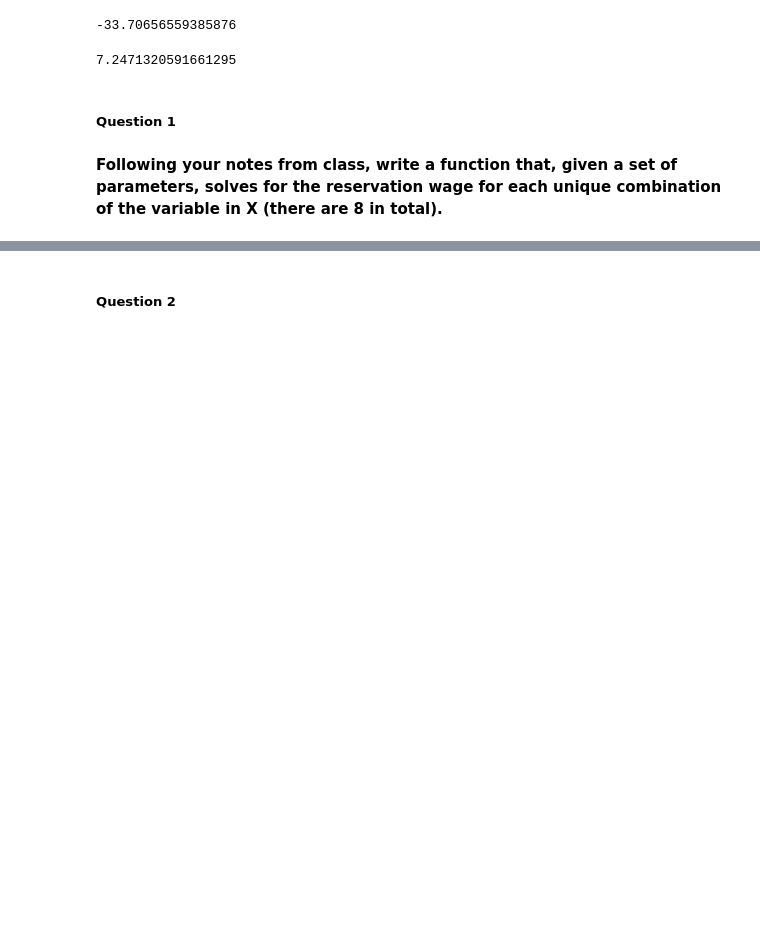
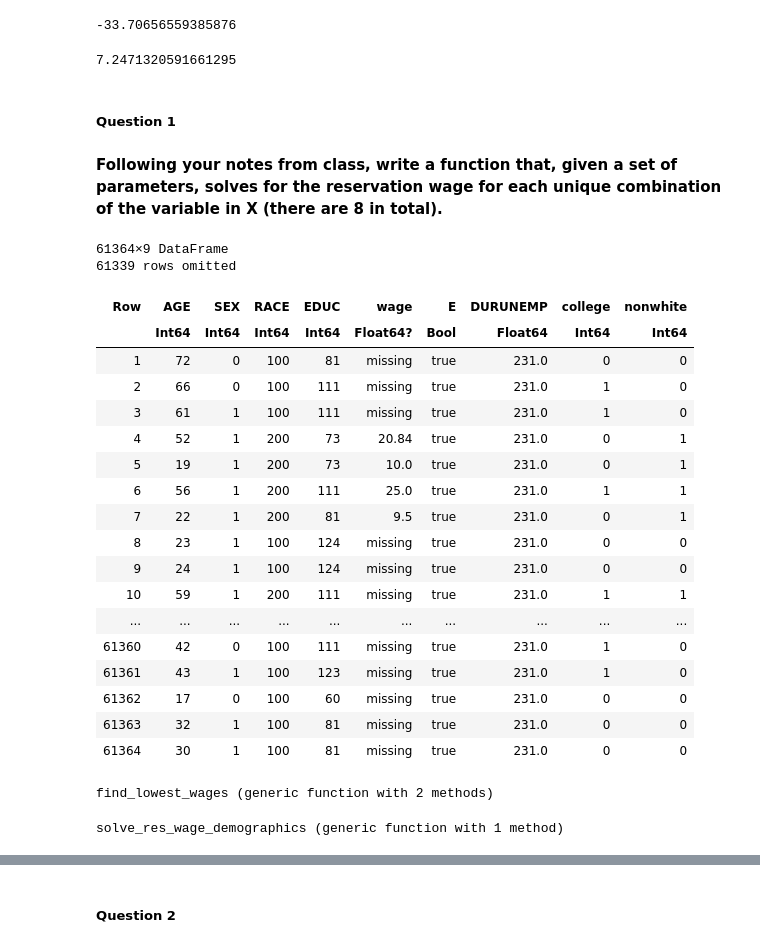
Before and after one commit to sgcbayli024/metrics, a Jupyter notebook: hw2/hw2.ipynb, the cells around one changed output, grey strips where cells are left out. Cells and saved outputs as stored; diff of their text form; code cells hidden in the pictures; blank space fills up the shorter version.

```diff
--- a/hw2/hw2.ipynb
+++ b/hw2/hw2.ipynb
@@ -120,3 +120,58 @@ rwage = solve_res_wage(pars)
 ##### **Question 1**
 # %% [markdown]
 **Following your notes from class, write a function that, given a set of parameters, solves for the reservation wage for each unique combination of the variable in X (there are 8 in total).**
+# %%
+data = @chain data begin
+    @transform(:college = Int.((:EDUC .== 110) .| (:EDUC .== 111) .| (:EDUC .== 120) .| (:EDUC .== 121) .| (:EDUC .== 122) .| (:EDUC .== 123)))
+    @transform(:nonwhite = Int.(:RACE .!= 100))
+    @transform(:SEX = :SEX .- 1)
+    #@groupby(:college,:nonwhite,:SEX)
+end
+# %% [output]
+61364×9 DataFrame
+61339 rows omitted
+| Row | AGE | SEX | RACE | EDUC | wage | E | DURUNEMP | college | nonwhite |
+|  | Int64 | Int64 | Int64 | Int64 | Float64? | Bool | Float64 | Int64 | Int64 |
+| 1 | 72 | 0 | 100 | 81 | missing | true | 231.0 | 0 | 0 |
+| 2 | 66 | 0 | 100 | 111 | missing | true | 231.0 | 1 | 0 |
+| 3 | 61 | 1 | 100 | 111 | missing | true | 231.0 | 1 | 0 |
+| 4 | 52 | 1 | 200 | 73 | 20.84 | true | 231.0 | 0 | 1 |
+| 5 | 19 | 1 | 200 | 73 | 10.0 | true | 231.0 | 0 | 1 |
+| 6 | 56 | 1 | 200 | 111 | 25.0 | true | 231.0 | 1 | 1 |
+| 7 | 22 | 1 | 200 | 81 | 9.5 | true | 231.0 | 0 | 1 |
+| 8 | 23 | 1 | 100 | 124 | missing | true | 231.0 | 0 | 0 |
+| 9 | 24 | 1 | 100 | 124 | missing | true | 231.0 | 0 | 0 |
+| 10 | 59 | 1 | 200 | 111 | missing | true | 231.0 | 1 | 1 |
+| ... | ... | ... | ... | ... | ... | ... | ... | ... | ... |
+| 61360 | 42 | 0 | 100 | 111 | missing | true | 231.0 | 1 | 0 |
+| 61361 | 43 | 1 | 100 | 123 | missing | true | 231.0 | 1 | 0 |
+| 61362 | 17 | 0 | 100 | 60 | missing | true | 231.0 | 0 | 0 |
+| 61363 | 32 | 1 | 100 | 81 | missing | true | 231.0 | 0 | 0 |
+| 61364 | 30 | 1 | 100 | 81 | missing | true | 231.0 | 0 | 0 |
+# %%
+function find_lowest_wages(data)
+    lowest_wages = Vector{Float64}()
+    grouped_data = groupby(data, [:EDUC, :SEX, :RACE])
+
+    for group in grouped_data
+        wages = skipmissing(group[!, :wage])
+        if !isempty(collect(wages))
+            min_wage = minimum(wages)
+            push!(lowest_wages, min_wage)
+        end
+    end
+    return lowest_wages
+end
+# %% [output]
+find_lowest_wages (generic function with 2 methods)
+# %%
+dS(x;F,β,δ) = (1-cdf(F,x)) / (1-β*(1-δ))
+res_wage_demographics(wres; b,λ,δ,β,F::Distribution) = wres - b - β * λ * quadgk(x -> dS(x;F,β,δ),wres,Inf)[1]
+function solve_res_wage_demographics(pars, grouped_data)
+    (;F) = pars
+    w_lb = quantile(F,0.001)
+    w_ub = quantile(F,0.999)
+    r = optimize(x -> res_wage_demographics(x; pars...)^2,w_lb,w_ub)
+end
+# %% [output]
+solve_res_wage_demographics (generic function with 1 method)
```
Also changed, not shown: parts of 3 cells of this notebook.
